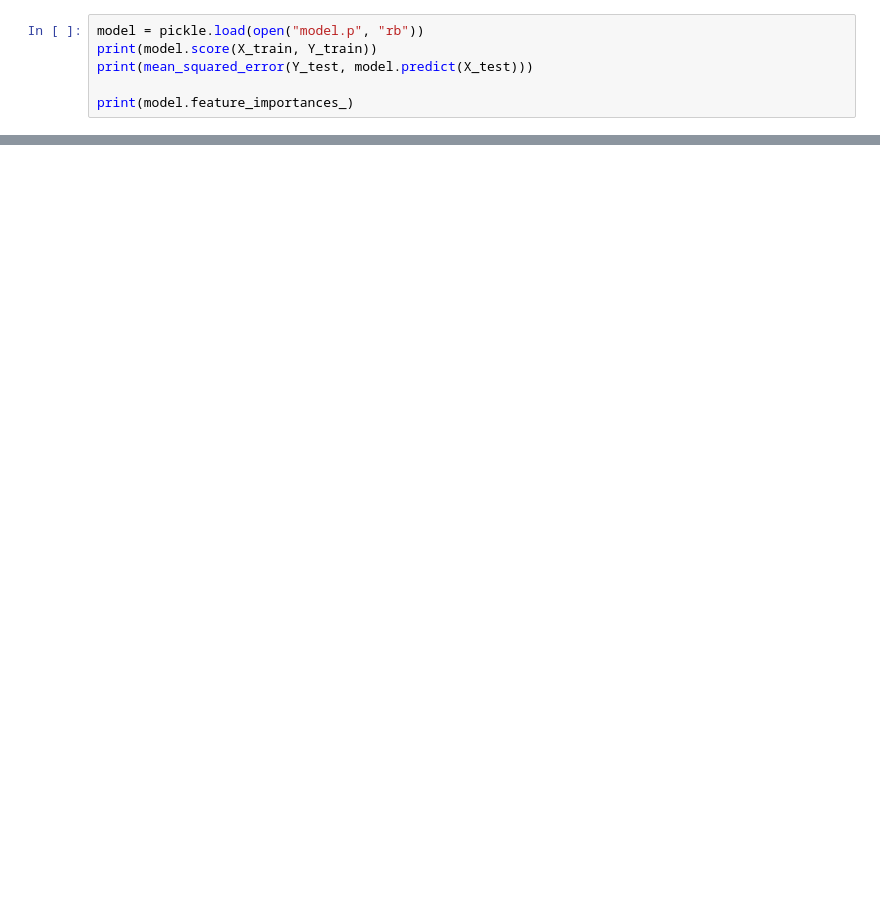
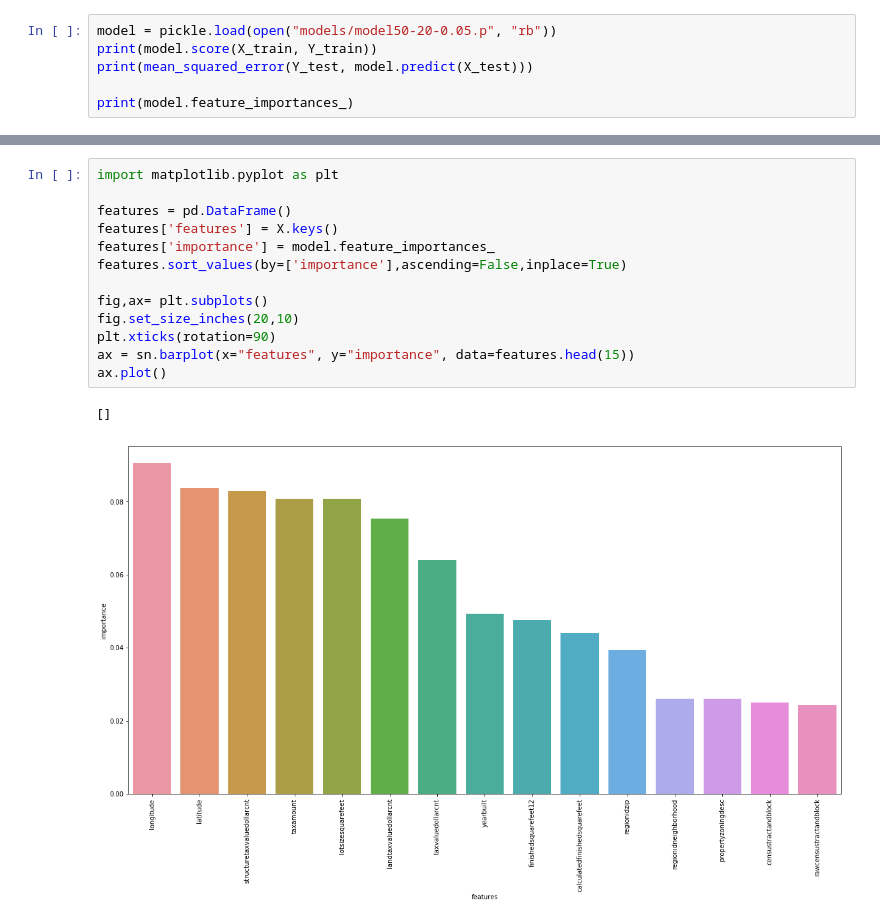
Before and after one commit to emt13/Kallow, a Jupyter notebook: analysis.ipynb, the cells around one changed output, grey strips where cells are left out. Saved outputs shown, nothing was run; the diff lists cells and outputs as text; blank space fills up the shorter version.

```diff
--- a/analysis.ipynb
+++ b/analysis.ipynb
@@ -57,5 +64,5 @@ Parsing data...
 # %%
-model = pickle.load(open("model.p", "rb"))
+model = pickle.load(open("models/model50-20-0.05.p", "rb"))
 print(model.score(X_train, Y_train))
 print(mean_squared_error(Y_test, model.predict(X_test)))
 
@@ -65,0 +88,16 @@ print(model.feature_importances_)
+# %%
+import matplotlib.pyplot as plt
+
+features = pd.DataFrame()
+features['features'] = X.keys()
+features['importance'] = model.feature_importances_
+features.sort_values(by=['importance'],ascending=False,inplace=True)
+
+fig,ax= plt.subplots()
+fig.set_size_inches(20,10)
+plt.xticks(rotation=90)
+ax = sn.barplot(x="features", y="importance", data=features.head(15))
+ax.plot()
+# %% [output]
+[]
+[figure, added]
```
Also changed, not shown: parts of 3 cells of this notebook, 10 other files.
